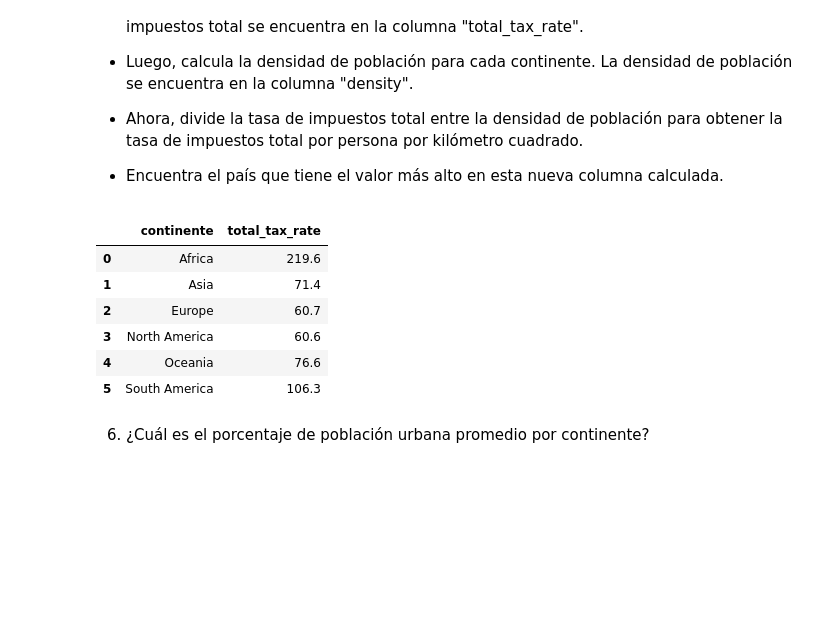
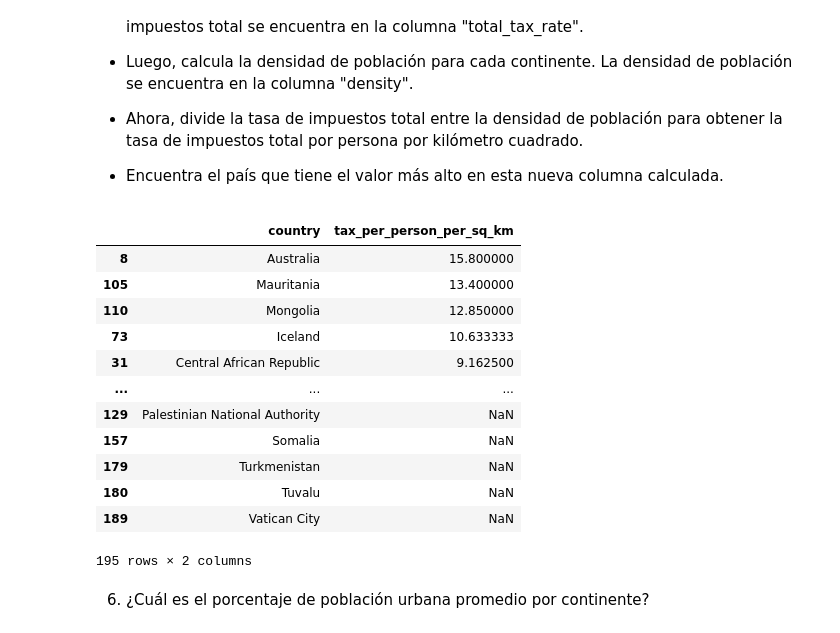
Before and after one commit to saira2911/promoG-modulo3-sprint1-pairprogramming-Maite-Rebeca-Saira, a Jupyter notebook: leccion_5_Groupby.ipynb, the cells around one changed output. Cells and saved outputs as stored; diff of their text form; code cells hidden in the pictures; blank space fills up the shorter version.

```diff
--- a/leccion_5_Groupby.ipynb
+++ b/leccion_5_Groupby.ipynb
@@ -83,7 +36,7 @@ df_pair.describe(include=object).T
 # %%
 def cambiar_dato(cadena):
     try:
-        return int(cadena.replace(",", ""))
+        return float(cadena.replace(",", ""))
     except:
         return np.nan
 # %%
@@ -447,16 +399,24 @@ salario_continente
 - Ahora, divide la tasa de impuestos total entre la densidad de población para obtener la tasa de impuestos total por persona por kilómetro cuadrado.
 
 - Encuentra el país que tiene el valor más alto en esta nueva columna calculada.
+# %%
+df_pair['tax_per_person_per_sq_km'] = df_pair['total_tax_rate'] / df_pair['density(p/km2)']
 # %%
-total_tax_rate = df_pair.groupby("continente")["total_tax_rate"].max().reset_index()
+total_tax_rate = df_pair.groupby("country")["tax_per_person_per_sq_km"].max().reset_index().sort_values(by= "tax_per_person_per_sq_km", ascending= False)
 total_tax_rate
 # %% [output]
-|  | continente | total_tax_rate |
-| 0 | Africa | 219.6 |
-| 1 | Asia | 71.4 |
-| 2 | Europe | 60.7 |
-| 3 | North America | 60.6 |
-| 4 | Oceania | 76.6 |
-| 5 | South America | 106.3 |
+|  | country | tax_per_person_per_sq_km |
+| 8 | Australia | 15.800000 |
+| 105 | Mauritania | 13.400000 |
+| 110 | Mongolia | 12.850000 |
+| 73 | Iceland | 10.633333 |
+| 31 | Central African Republic | 9.162500 |
+| ... | ... | ... |
+| 129 | Palestinian National Authority | NaN |
+| 157 | Somalia | NaN |
+| 179 | Turkmenistan | NaN |
+| 180 | Tuvalu | NaN |
+| 189 | Vatican City | NaN |
+195 rows × 2 columns
 # %% [markdown]
 6. ¿Cuál es el porcentaje de población urbana promedio por continente?
```
Also changed, not shown: parts of 11 cells of this notebook, 1 other file.
